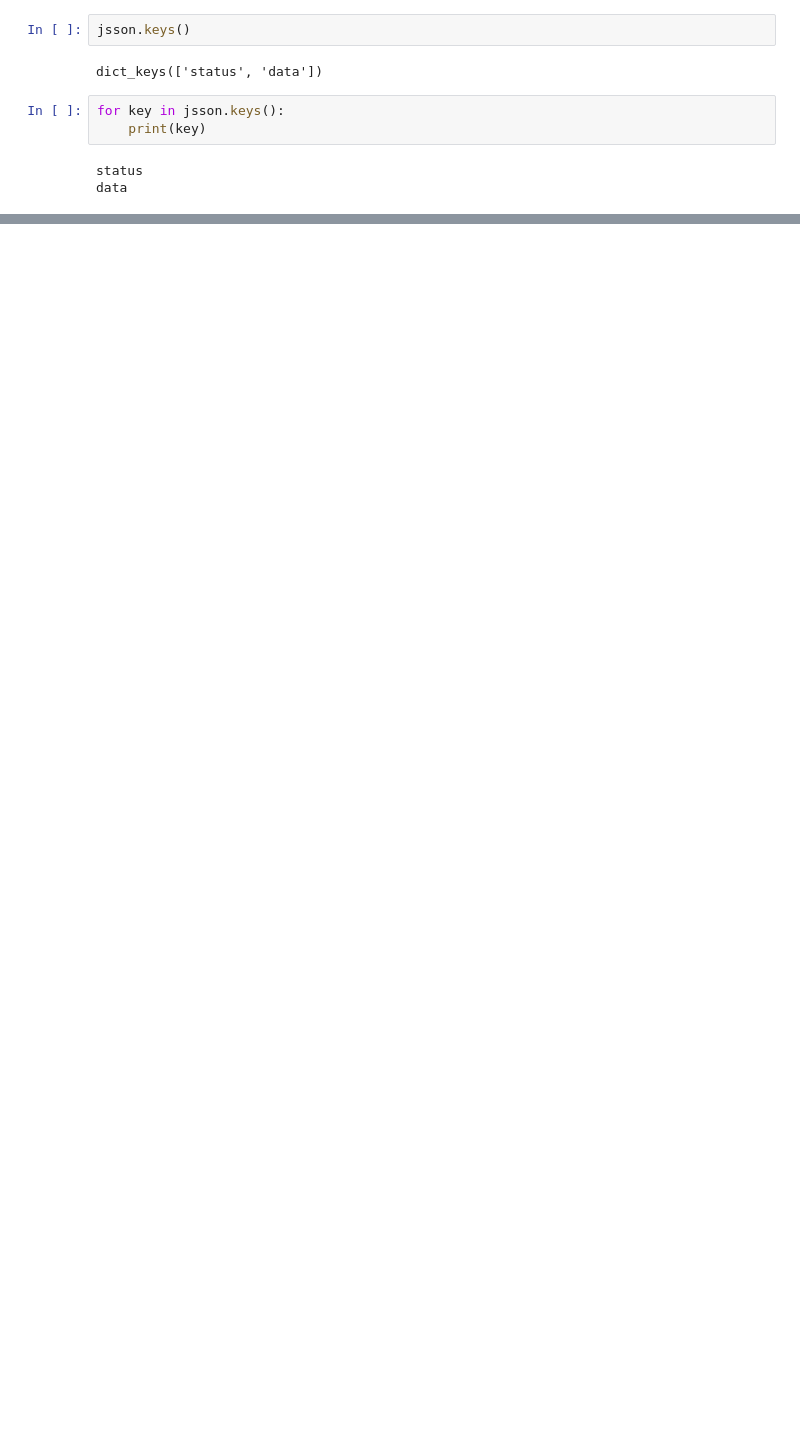
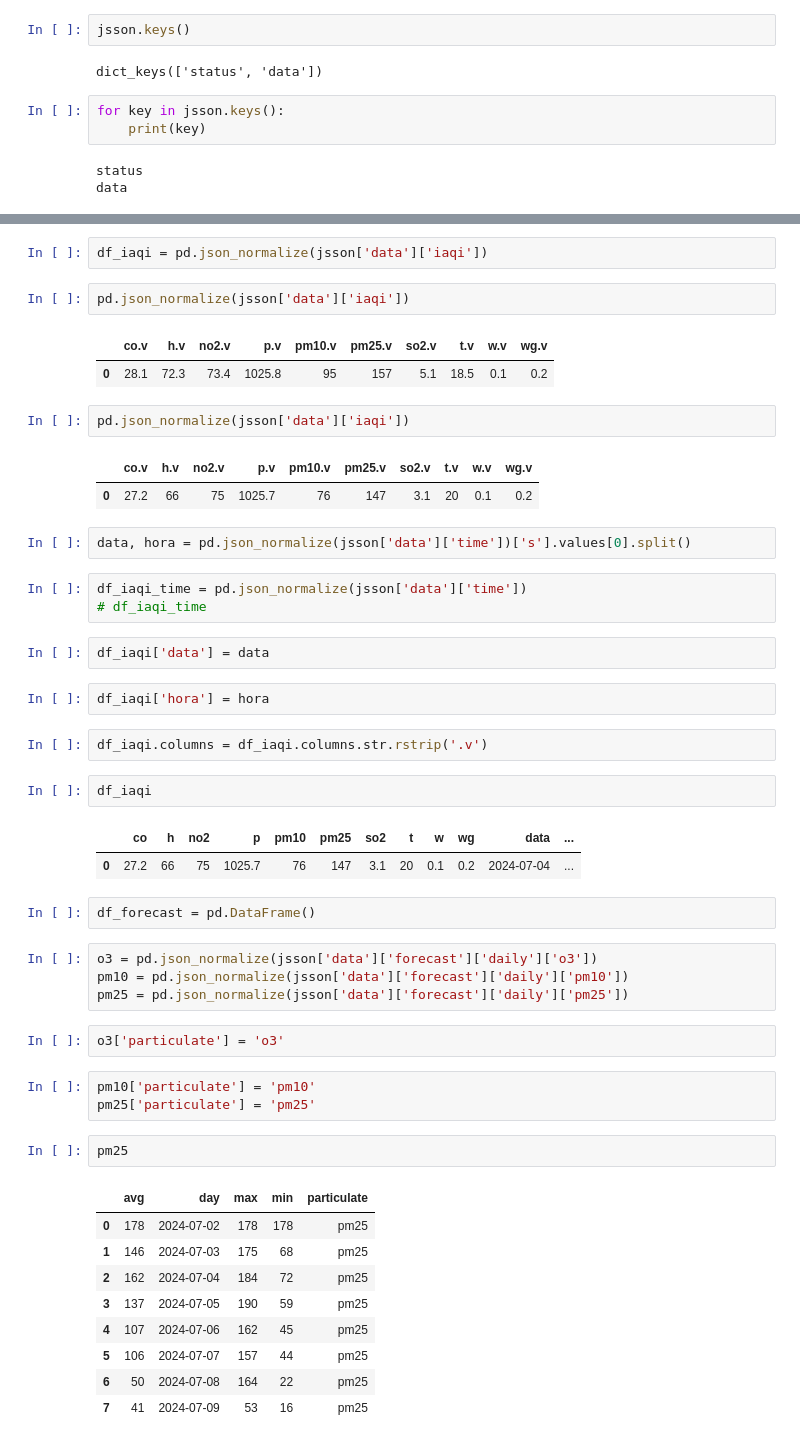
Before and after one commit to PSpaulojr/Estudo-de-casos, a Jupyter notebook: Codigo/main.ipynb, the cells around one changed output, grey strips where cells are left out. Saved outputs shown, nothing was run; the diff lists cells and outputs as text; blank space fills up the shorter version.

```diff
--- a/Codigo/main.ipynb
+++ b/Codigo/main.ipynb
@@ -246,0 +250,51 @@ jsson['data']['forecast']
+# %%
+df_iaqi = pd.json_normalize(jsson['data']['iaqi'])
+# %%
+pd.json_normalize(jsson['data']['iaqi'])
+# %% [output]
+|  | co.v | h.v | no2.v | p.v | pm10.v | pm25.v | so2.v | t.v | w.v | wg.v |
+| 0 | 28.1 | 72.3 | 73.4 | 1025.8 | 95 | 157 | 5.1 | 18.5 | 0.1 | 0.2 |
+# %%
+pd.json_normalize(jsson['data']['iaqi'])
+# %% [output]
+|  | co.v | h.v | no2.v | p.v | pm10.v | pm25.v | so2.v | t.v | w.v | wg.v |
+| 0 | 27.2 | 66 | 75 | 1025.7 | 76 | 147 | 3.1 | 20 | 0.1 | 0.2 |
+# %%
+data, hora = pd.json_normalize(jsson['data']['time'])['s'].values[0].split()
+# %%
+df_iaqi_time = pd.json_normalize(jsson['data']['time'])
+# df_iaqi_time
+# %%
+df_iaqi['data'] = data
+# %%
+df_iaqi['hora'] = hora
+# %%
+df_iaqi.columns = df_iaqi.columns.str.rstrip('.v')
+# %%
+df_iaqi
+# %% [output]
+|  | co | h | no2 | p | pm10 | pm25 | so2 | t | w | wg | data | ... |
+| 0 | 27.2 | 66 | 75 | 1025.7 | 76 | 147 | 3.1 | 20 | 0.1 | 0.2 | 2024-07-04 | ... |
+# %%
+df_forecast = pd.DataFrame()
+# %%
+o3 = pd.json_normalize(jsson['data']['forecast']['daily']['o3'])
+pm10 = pd.json_normalize(jsson['data']['forecast']['daily']['pm10'])
+pm25 = pd.json_normalize(jsson['data']['forecast']['daily']['pm25'])
+# %%
+o3['particulate'] = 'o3'
+# %%
+pm10['particulate'] = 'pm10'
+pm25['particulate'] = 'pm25'
+# %%
+pm25
+# %% [output]
+|  | avg | day | max | min | particulate |
+| 0 | 178 | 2024-07-02 | 178 | 178 | pm25 |
+| 1 | 146 | 2024-07-03 | 175 | 68 | pm25 |
+| 2 | 162 | 2024-07-04 | 184 | 72 | pm25 |
+| 3 | 137 | 2024-07-05 | 190 | 59 | pm25 |
+| 4 | 107 | 2024-07-06 | 162 | 45 | pm25 |
+| 5 | 106 | 2024-07-07 | 157 | 44 | pm25 |
+| 6 | 50 | 2024-07-08 | 164 | 22 | pm25 |
+| 7 | 41 | 2024-07-09 | 53 | 16 | pm25 |
```
Also changed, not shown: parts of 18 cells of this notebook, 1 other file.
